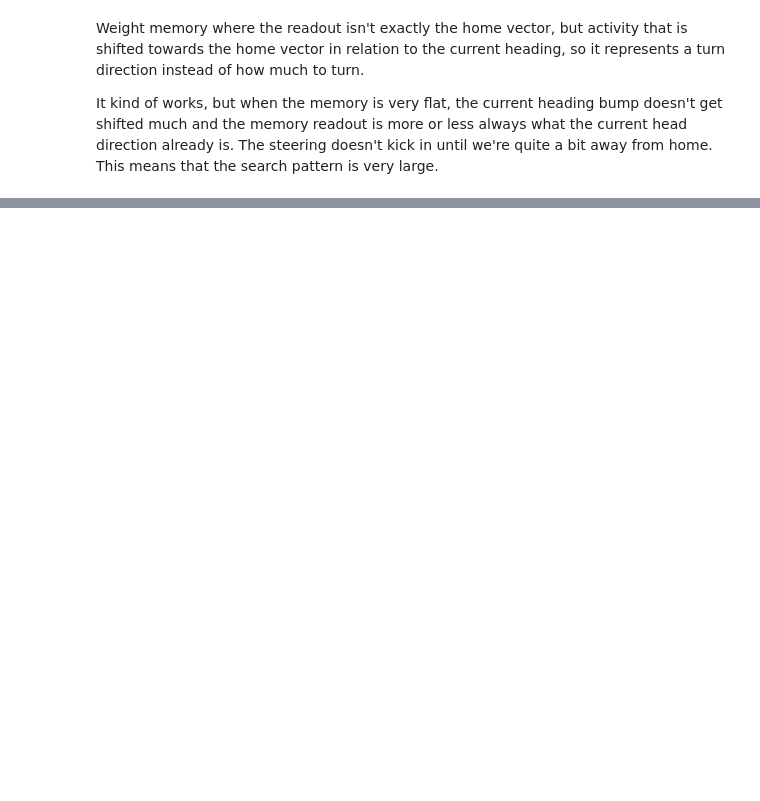
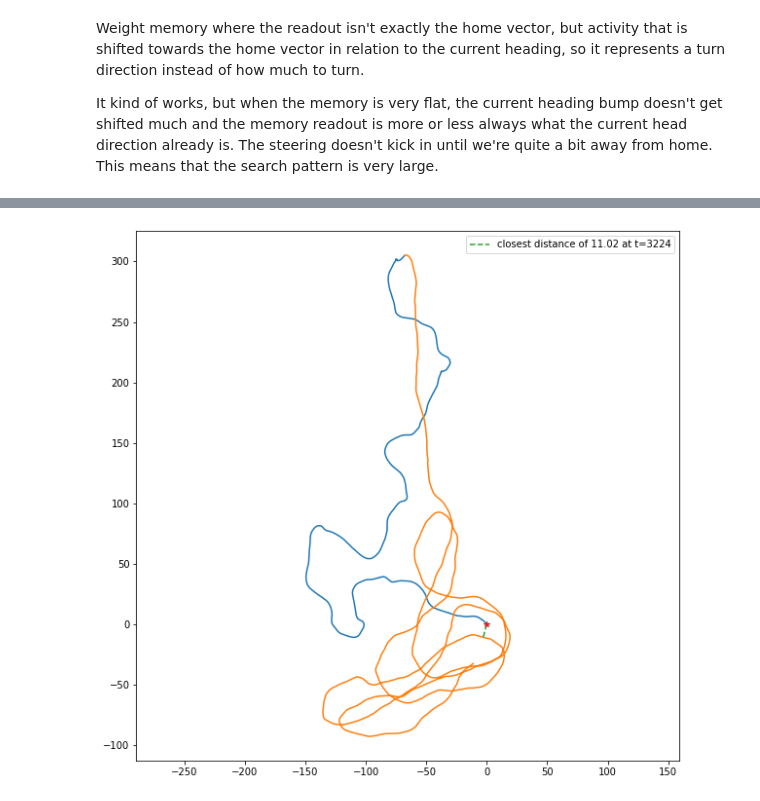
Before and after one commit to nilsceberg/path-integration-memory, a Jupyter notebook: notebooks/ideas/shifted-readout-steering dyes.ipynb, the cells around one changed output, grey strips where cells are left out. Saved outputs shown, nothing was run; the diff lists cells and outputs as text; code cells hidden in the pictures; blank space fills up the shorter version.

```diff
--- a/notebooks/ideas/shifted-readout-steering dyes.ipynb
+++ b/notebooks/ideas/shifted-readout-steering dyes.ipynb
@@ -199,0 +201,85 @@ plt.show()
+# %%
+parameters = {
+    "type": "simulation",
+    "T_outbound":1500,
+    "T_inbound": 3000,
+    "min_homing_distance": 300,
+    "motor_factor": -0.5,
+    "seed": 42,
+    "record": ["memory", "TB1", "Pontine", "motor", "theory", "CPU4"],
+    "cx": {
+        "type": "dye",
+        "output_layer": "motor",
+        "params": {
+            "noise": 0.1,
+            "mem_initial": 0.0,
+            "pfn_weight_factor": 1,
+            "phi": 0.000015, ## unrealistic
+            "beta": 0.1,
+            "T_half": 13766.577568221355,
+            "epsilon":2e5,
+            "length": 1e-3,
+            "c_tot": 0.3
+        }
+    }
+}
+
+T = 1600
+
+def timeline(t):
+    plt.plot([t, t], [-0.5, 16-0.5], '--')
+
+experiment = SimulationExperiment(parameters)
+results = experiment.run("test")
+t = results.closest_position_timestep()
+
+# estimate positions:
+decoded = np.array([to_cartesian(fit_cpu4(cpu4)) for cpu4 in results.recordings["memory"]["internal"]]) * 1500
+decoded_pfn = np.array([to_cartesian(fit_cpu4(cpu4)) for cpu4 in results.recordings["memory"]["output"]]) * 1500
+
+plt.figure(figsize=(10, 10))
+ax = plt.axes()
+ax.axis("equal")
+results.plot_path(ax)
+
+plt.legend()
+
+weights = np.array(results.recordings["memory"]["internal"]).T
+memory = np.array(results.recordings["memory"]["output"]).T
+cpu4 = np.array(results.recordings["CPU4"]["output"]).T
+
+plt.figure(figsize=(10, 5))
+plt.imshow(cpu4, cmap="hot", interpolation="nearest", aspect="auto", norm=clr.Normalize(0, 1))
+timeline(T)
+plt.title("PFN")
+
+fig = plt.figure(figsize=(10, 5))
+plt.imshow(weights, cmap="hot", interpolation="nearest", aspect="auto", norm=clr.Normalize(0, 0.3))
+timeline(T)
+timeline(t)
+plt.plot([parameters["T_outbound"], parameters["T_outbound"]], [-0.5, 16-0.5], '-')
+plt.title("weights")
+
+plt.figure(figsize=(10, 5))
+plt.imshow(memory, cmap="hot", interpolation="nearest", aspect="auto", norm=clr.Normalize(0, 1))
+timeline(T)
+plt.title("memory output")
+
+plt.figure(figsize=(10, 5))
+plt.imshow(weights[:8,:] - weights[8:,:], cmap="hot", interpolation="nearest", aspect="auto", norm=clr.Normalize(-1, 1))
+#timeline(T)
+
+plt.figure(figsize=(10, 5))
+plt.plot(weights[:8, T], "b-", label="weights L")
+plt.plot(weights[8:, T], "b--", label="weights R")
+
+plt.plot(cpu4[:8, T], "g-", label="CPU4 L")
+plt.plot(cpu4[8:, T], "g--", label="CPU4 R")
+
+plt.plot(memory[:8, T], "m-", label="memory L")
+plt.plot(memory[8:, T], "m--", label="memory R")
+
+plt.legend()
+plt.show()
+# %% [output]
+[figure, added]
```
Also changed, not shown: parts of 3 cells of this notebook.
